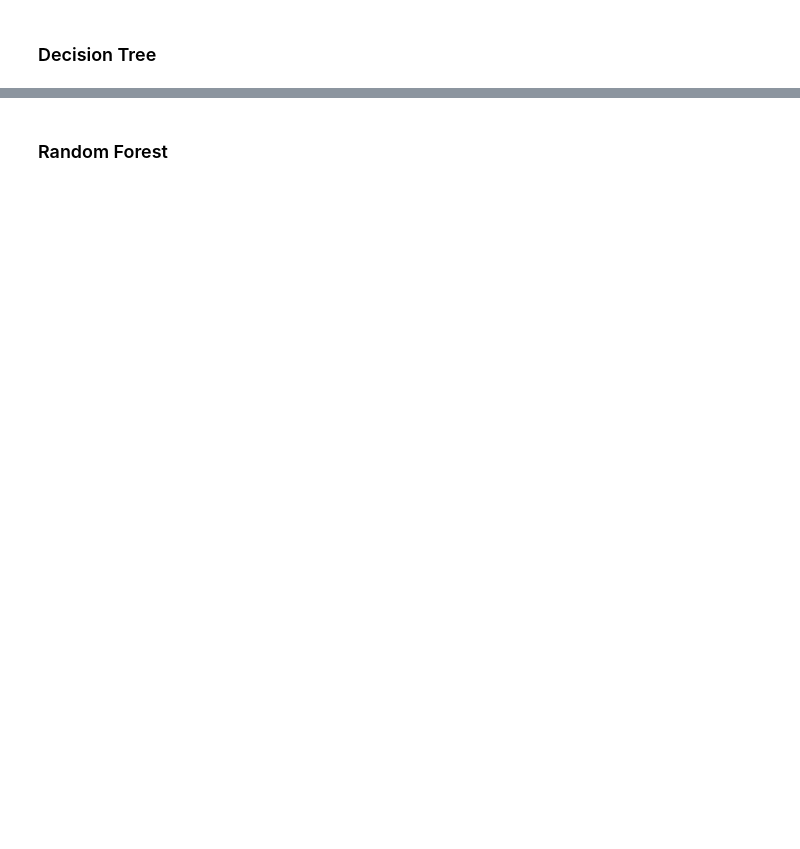
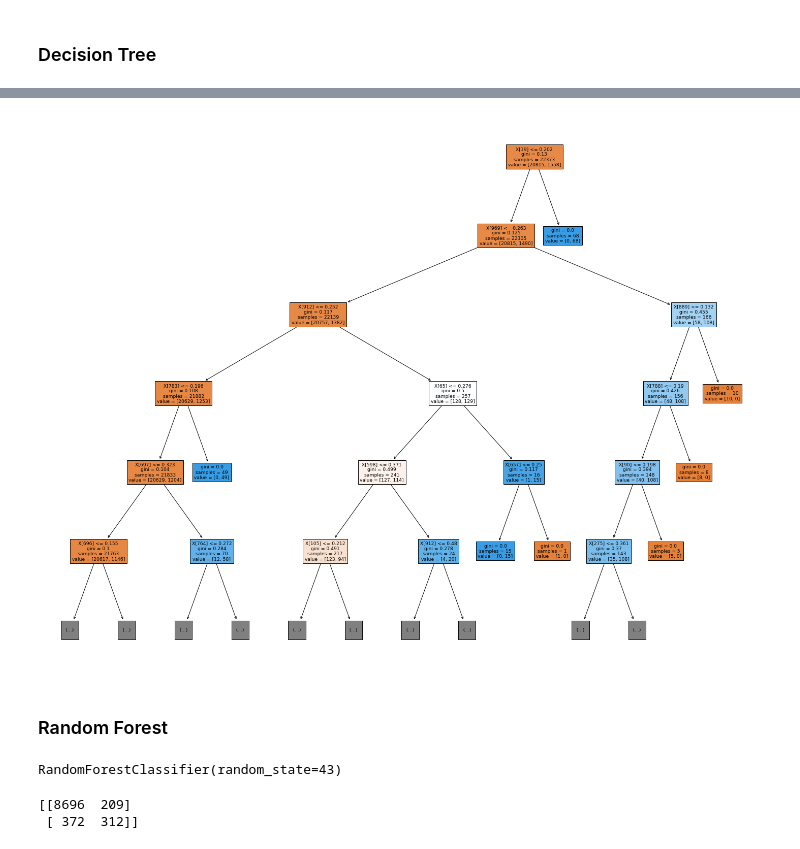
Before and after one commit to nsbisht/S2_Project_AoML_Comparative_Study_of_ML_Classification_Algorithms, a Jupyter notebook: Twitter_Sentiment_Analysis/SA.ipynb, the cells around one changed output, grey strips where cells are left out. Cells and saved outputs as stored; diff of their text form; code cells hidden in the pictures; blank space fills up the shorter version.

```diff
--- a/Twitter_Sentiment_Analysis/SA.ipynb
+++ b/Twitter_Sentiment_Analysis/SA.ipynb
@@ -343,0 +384,6 @@ print(metrics.recall_score(Y_test, prediction))
+# %%
+lr_classifier = LogisticRegression(penalty='l2', #Ridge
+                                   tol=0.0001,
+                                   fit_intercept=True,
+                                   random_state=None,
+                                   max_iter=100)
@@ -352,2 +457,17 @@ print(metrics.recall_score(Y_test, prediction))
+# %%
+svc_classifier = SVC(C=1.0,
+                     kernel='rbf',
+                     degree=3, gamma='scale',
+                     coef0=0.0,
+                     shrinking=True,
+                     probability=False,
+                     tol=0.001,
+                     cache_size=200,
+                     class_weight=None,
+                     verbose=False,
+                     max_iter=- 1,
+                     decision_function_shape='ovr',
+                     break_ties=False,
+                     random_state=None)
 # %%
 svc_classifier.fit(X_train, Y_train)
@@ -365,0 +493,6 @@ print(metrics.recall_score(Y_test, prediction))
+# %%
+kn_classifier = KNeighborsClassifier(n_neighbors=5,
+                                     weights='uniform',
+                                     algorithm='auto', #used to identify nearest neighbours
+                                     p=2, #euclidean_distance
+                                     metric='minkowski')
@@ -373,0 +527,14 @@ print(metrics.recall_score(Y_test, prediction))
+# %%
+dt_classifier = DecisionTreeClassifier(criterion='gini',
+                                       splitter='best',
+                                       max_depth=None,
+                                       min_samples_split=2,
+                                       min_samples_leaf=1,
+                                       min_weight_fraction_leaf=0.0,
+                                       max_features=None,
+                                       random_state=43,
+                                       max_leaf_nodes=None,
+                                       min_impurity_decrease=0.0,
+                                       class_weight=None,
+                                       ccp_alpha=0.0
+                                      )
@@ -374,6 +563,9 @@ print(metrics.recall_score(Y_test, prediction))
 # %%
 fig = plt.figure(figsize=(25,20))
-_ = plot_tree(dt_classifier,
+plot_tree(dt_classifier,
+              max_depth = 5,
               filled=True)
 plt.show()
+# %% [output]
+[figure, added]
 # %%
@@ -382,0 +595,4 @@ fig.savefig("decision_tree.png")
+# %%
+rf_classifier.fit(X_train, Y_train)
+# %% [output]
+RandomForestClassifier(random_state=43)
@@ -382,0 +601,5 @@ fig.savefig("decision_tree.png")
+# %%
+print(confusion_matrix(Y_test, y_pred))
+# %% [output]
+[[8696  209]
+ [ 372  312]]
```
Also changed, not shown: parts of 56 cells of this notebook, 1 other file.
